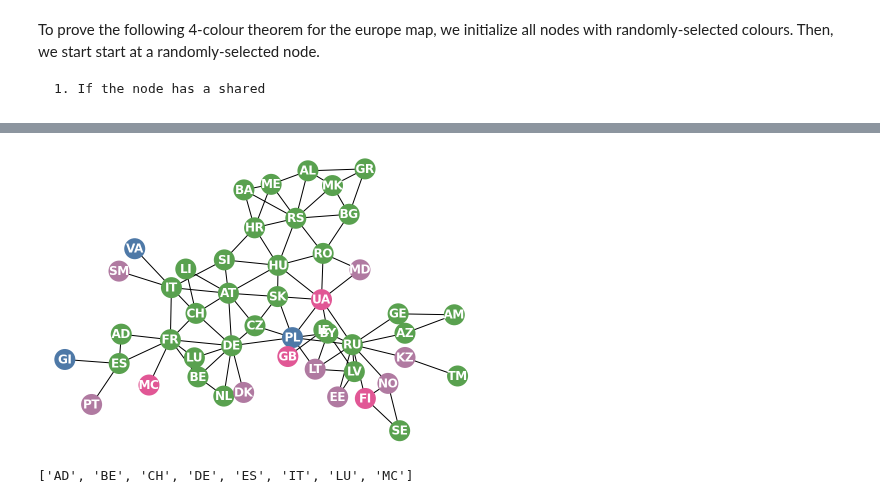
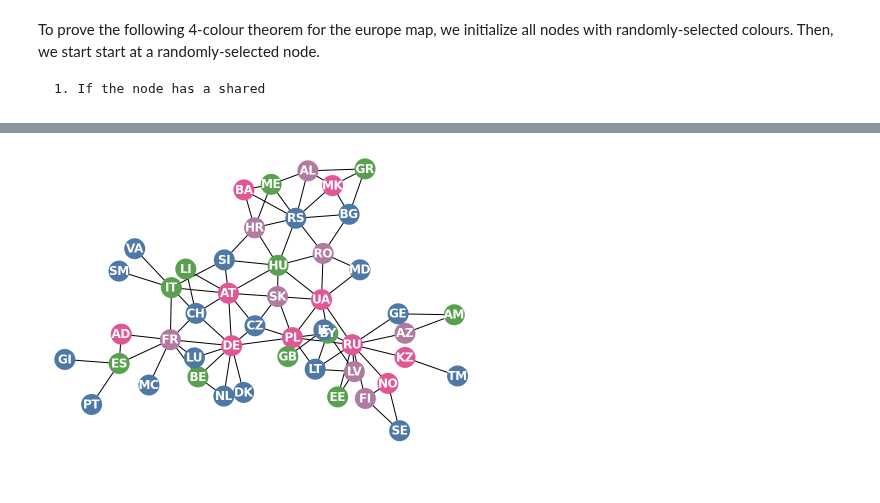
Before and after one commit to gerdm/QMUL, a Jupyter notebook: MTH750P-graphs-and-networks/assignments/assignment-02.ipynb, the cells around one changed output, grey strips where cells are left out. Cells and saved outputs as stored; diff of their text form; code cells hidden in the pictures.

Commit message:
MTH750P-mod: four color theorem naive implementation

```diff
--- a/MTH750P-graphs-and-networks/assignments/assignment-02.ipynb
+++ b/MTH750P-graphs-and-networks/assignments/assignment-02.ipynb
@@ -154,16 +155,25 @@ def recolor_node(node, G, map_colors, list_colors):
     neigh_colors = [map_colors[neigh] for neigh in neighbors]
     possible_colors = list(set(list_colors) - set(neigh_colors))
 
+    # If a node is surrounded by all possible colors, keep the current
+    # color and change the neighbours
     if len(possible_colors) == 0:
+        print(node)
         fail = True
-        possible_colors = list(set(list_colors) - set(node_color))
+        possible_colors = list(set(list_colors) - set([node_color]))
         new_color = choice(possible_colors)
-        new_map = {nnode: new_color for nnode in G if nnode != node}
-        print(new_color, node_color)
+        new_map = {nnode: choice(possible_colors) for nnode in G[node]}
+        new_map = {}
+    # If a node has the same color as one of its neighbours,
+    # change the current value of the node for a color not in
+    # the neighbours
+    elif node_color in neigh_colors:
+        fail = True
+        possible_colors = list(set(list_colors) - set([node_color]))
 
-    elif node_color in neigh_colors:
-        fail = False
         new_color = choice(possible_colors)
+        new_map = {nnode: new_color for nnode in G[node]
+                   if map_colors[nnode] == map_colors[node]}
         new_map = {node: new_color}
     else:
         new_color = node_color
@@ -172,12 +182,15 @@ def recolor_node(node, G, map_colors, list_colors):
     return new_map, fail
 
 def recolor_nodes(G, map_colors, list_colors):
-    new_map_colors = node_colors_map.copy()
+    new_map_colors = map_colors.copy()
 
     total_fails = 0
+    mapped_nodes = []
     for node in G:
+
         new_map, fail = recolor_node(node, G, new_map_colors, list_colors)
         new_map_colors = {**new_map_colors, **new_map}
+
         total_fails += fail
 
     return new_map_colors, total_fails
@@ -186,6 +203,9 @@ seed(31415)
 colors = ["#4E79A7", "#E15795", "#59A14F", "#B07AA1"]
 # initial colors
 init_colors_map = {node: choice(colors) for node in G}
+init_colors_map = {node: colors[0] for node in G}
 node_colors = list(init_colors_map.values())
 
 colors_map = init_colors_map.copy()
+nx.draw(G, with_labels=True, font_color="white", font_weight="bold",
+        node_size=400, pos=pos, node_color=node_colors)
@@ -199,0 +237,2 @@ fails
+# %%
+final_nodes = ["RS", "DE", "HU", "SK", "SI", "RU", "PL", "UA"]
@@ -199,0 +277,7 @@ fails
+# %%
+colors_map_test = colors_map.copy()
+
+for node in final_nodes:
+    print(node)
+    update_map = swap_color(node, G, colors_map_test, colors)
+    colors_map_test = {**colors_map_test, **update_map}
@@ -200,10 +302,7 @@ fails
 # %%
-node_colors = list(colors_map.values())
+node_colors = list(colors_map_test.values())
+seed(3141)
 nx.draw(G, with_labels=True, font_color="white", font_weight="bold",
         node_size=400, pos=pos, node_color=node_colors)
 # %% [output]
-[figure, old version]
+[figure, new version]
-# %%
-list(G["FR"])
-# %% [output]
-['AD', 'BE', 'CH', 'DE', 'ES', 'IT', 'LU', 'MC']
```
Also changed, not shown: parts of 10 cells of this notebook.
